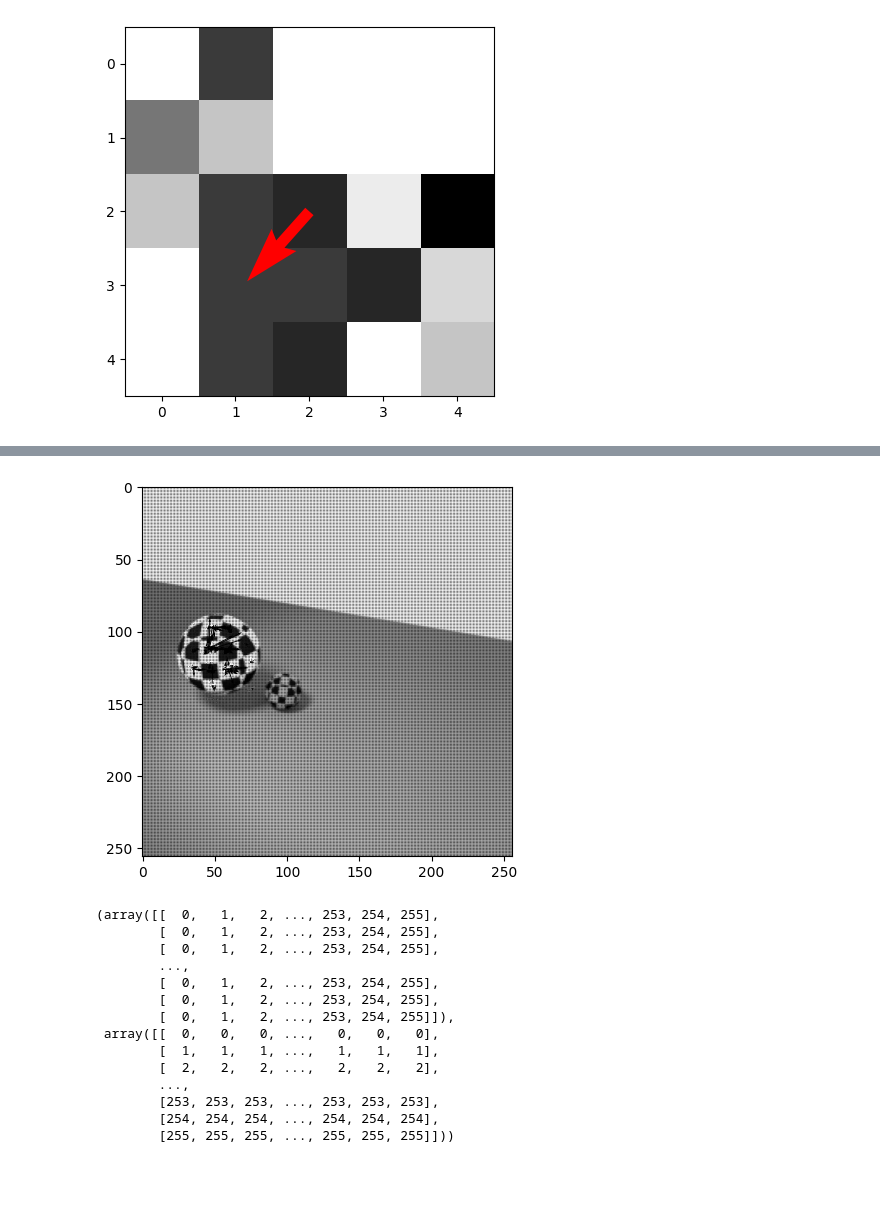
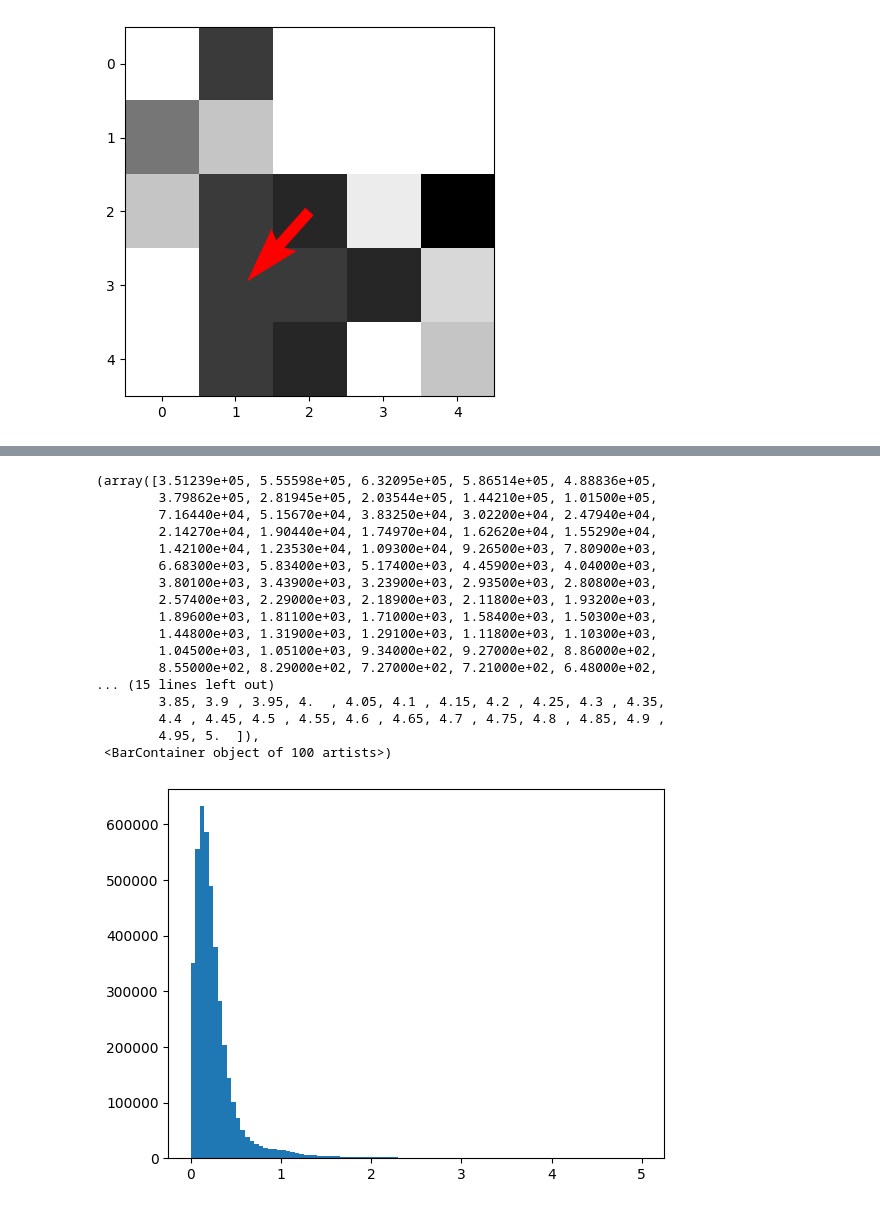
Before and after one commit to Larsen00/Mathematical-Modeling-2024, a Jupyter notebook: Project 1/optical flow.ipynb, the cells around one changed output, grey strips where cells are left out. Drawn from its saved outputs; the diff is of its cells as text; code cells hidden in the pictures; blank space fills up the shorter version.

```diff
--- a/Project 1/optical flow.ipynb
+++ b/Project 1/optical flow.ipynb
@@ -372,26 +331,0 @@ for t in range(1):
-# %%
-X, Y = np.meshgrid(np.arange(0,im.shape[0],step_size), np.arange(0,im.shape[0],step_size))
-
-for t in range(1):
-    plt.quiver(X,Y,dps[0,:,t],dps[1,:,t],scale=1000/N)
-    plt.imshow(ims[t], cmap='gray')
-    plt.show()
-# %% [output]
-[figure, removed]
-# %%
-X,Y
-# %% [output]
-(array([[  0,   1,   2, ..., 253, 254, 255],
-        [  0,   1,   2, ..., 253, 254, 255],
-        [  0,   1,   2, ..., 253, 254, 255],
-        ...,
-        [  0,   1,   2, ..., 253, 254, 255],
-        [  0,   1,   2, ..., 253, 254, 255],
-        [  0,   1,   2, ..., 253, 254, 255]]),
- array([[  0,   0,   0, ...,   0,   0,   0],
-        [  1,   1,   1, ...,   1,   1,   1],
-        [  2,   2,   2, ...,   2,   2,   2],
-        ...,
-        [253, 253, 253, ..., 253, 253, 253],
-        [254, 254, 254, ..., 254, 254, 254],
-        [255, 255, 255, ..., 255, 255, 255]]))
@@ -397,0 +343,11 @@ X,Y
+# %%
+# Filter out noises
+dps_images = np.load("toy.npy")
+dps_images_filtered = dps_images.copy()
+for x in range(0,V.shape[0],step_size):
+  for y in range(0,V.shape[1],step_size):
+        for t in range(V.shape[2]):
+            ## filter out arrows with small magnitude (<= 5)
+            if np.linalg.norm(dps_images_filtered[:,x,y,t]) <= 5:
+                dps_images_filtered[:,x,y,t] = np.zeros(2)
+np.save("toy_filtered.npy", dps_images_filtered)
@@ -397,0 +366,22 @@ X,Y
+# %%
+## Appendix, see distribution of arrows' length
+plt.hist(np.linalg.norm(dps_images, axis=0).flatten(), bins=100, range=(0, 5))
+# %% [output]
+(array([3.51239e+05, 5.55598e+05, 6.32095e+05, 5.86514e+05, 4.88836e+05,
+        3.79862e+05, 2.81945e+05, 2.03544e+05, 1.44210e+05, 1.01500e+05,
+        7.16440e+04, 5.15670e+04, 3.83250e+04, 3.02200e+04, 2.47940e+04,
+        2.14270e+04, 1.90440e+04, 1.74970e+04, 1.62620e+04, 1.55290e+04,
+        1.42100e+04, 1.23530e+04, 1.09300e+04, 9.26500e+03, 7.80900e+03,
+        6.68300e+03, 5.83400e+03, 5.17400e+03, 4.45900e+03, 4.04000e+03,
+        3.80100e+03, 3.43900e+03, 3.23900e+03, 2.93500e+03, 2.80800e+03,
+        2.57400e+03, 2.29000e+03, 2.18900e+03, 2.11800e+03, 1.93200e+03,
+        1.89600e+03, 1.81100e+03, 1.71000e+03, 1.58400e+03, 1.50300e+03,
+        1.44800e+03, 1.31900e+03, 1.29100e+03, 1.11800e+03, 1.10300e+03,
+        1.04500e+03, 1.05100e+03, 9.34000e+02, 9.27000e+02, 8.86000e+02,
+        8.55000e+02, 8.29000e+02, 7.27000e+02, 7.21000e+02, 6.48000e+02,
+... (15 lines left out)
+        3.85, 3.9 , 3.95, 4.  , 4.05, 4.1 , 4.15, 4.2 , 4.25, 4.3 , 4.35,
+        4.4 , 4.45, 4.5 , 4.55, 4.6 , 4.65, 4.7 , 4.75, 4.8 , 4.85, 4.9 ,
+        4.95, 5.  ]),
+ <BarContainer object of 100 artists>)
+[figure, added]
```
Also changed, not shown: parts of 12 cells of this notebook, 26 other files.
